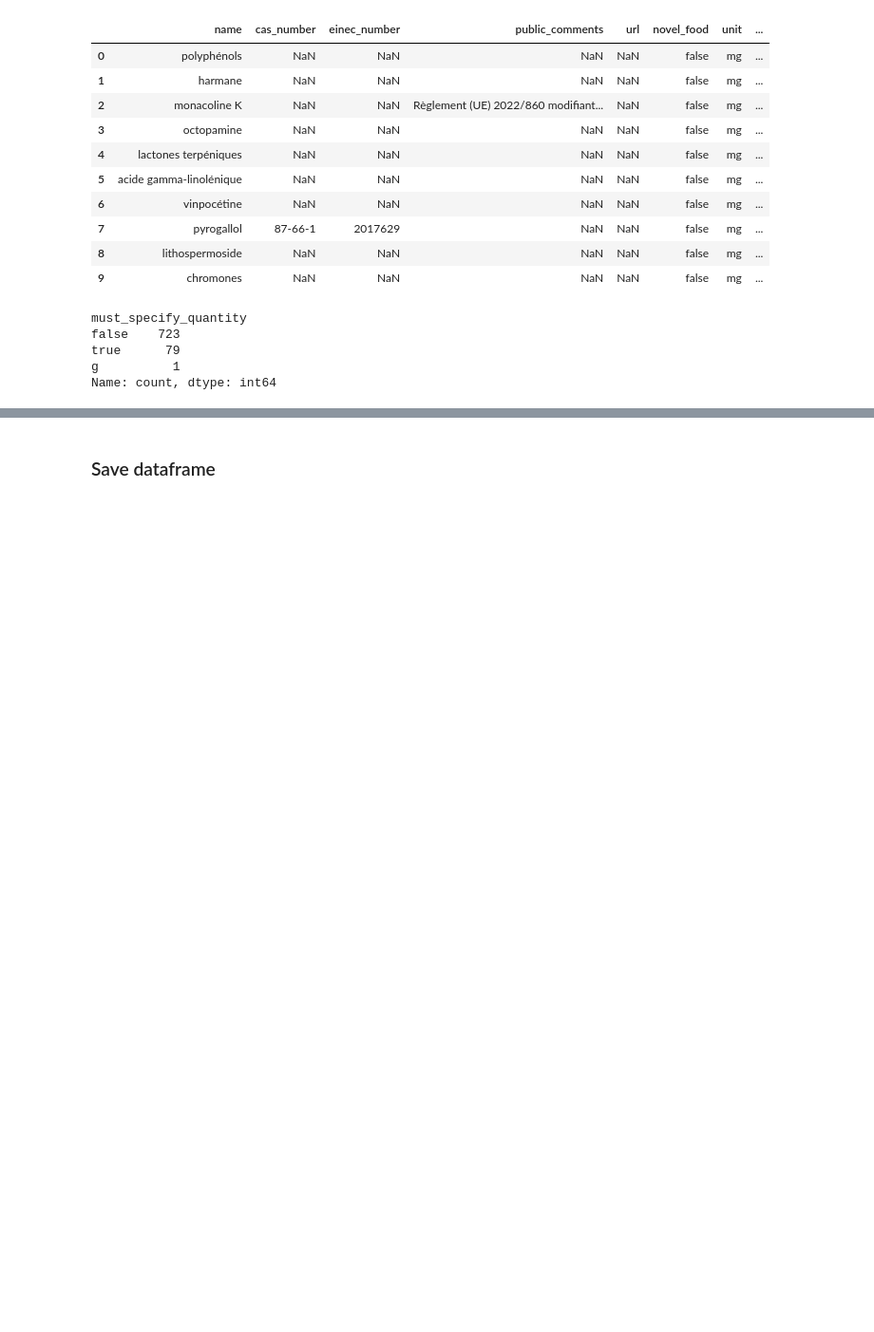
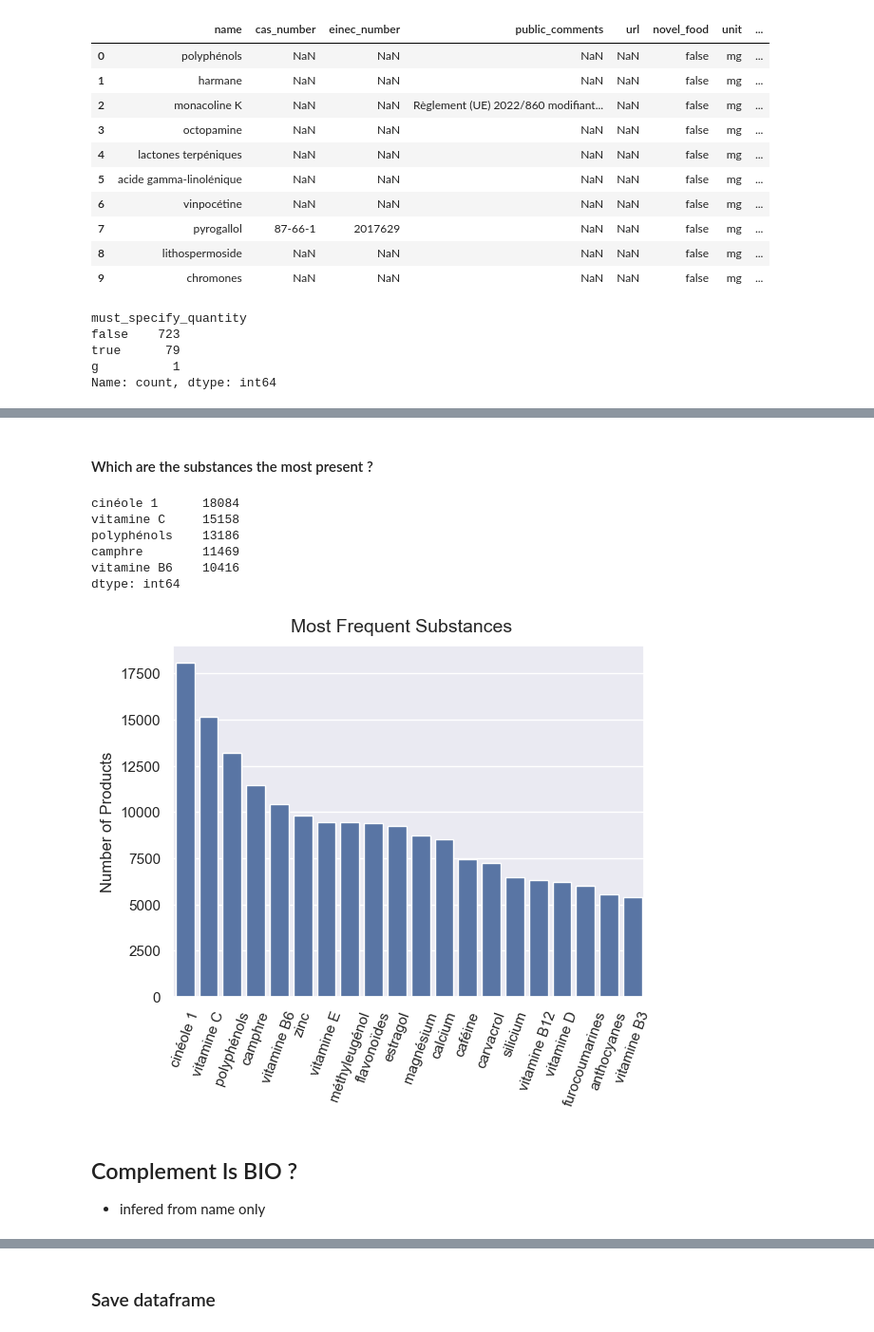
Before and after one commit to RamiroHR/hackathon_complements_alimentaires, a Jupyter notebook: Data_Exploration.ipynb, the cells around one changed output, grey strips where cells are left out. Shown at 95% size. Saved outputs shown, nothing was run; the diff lists cells and outputs as text; code cells hidden in the pictures; blank space fills up the shorter version.

```diff
--- a/Data_Exploration.ipynb
+++ b/Data_Exploration.ipynb
@@ -189,0 +227,38 @@ df_complements.head()
+# %% [markdown]
+#### Which are the substances the most present ?
+# %%
+from collections import Counter
+
+all_substances = []
+
+for substances in df_complements.substances:
+    all_substances.extend([item.strip() for item in str(substances).split(',') if item.strip() and item != 'nan'])
+
+freq_dict = Counter(all_substances)
+del(freq_dict['8'])
+
+substance_freq = pd.Series(freq_dict).sort_values(ascending=False)
+substance_freq.head()
+# %% [output]
+cinéole 1      18084
+vitamine C     15158
+polyphénols    13186
+camphre        11469
+vitamine B6    10416
+dtype: int64
+# %%
+num_ex = 20
+keys = substance_freq.head(num_ex).index
+vals = substance_freq.head(num_ex).values
+
+plt.suptitle('Most Frequent Substances', size=14, y=0.94);
+sns.barplot(x=keys, y=vals)
+plt.xlabel('')
+plt.ylabel('Number of Products')
+plt.xticks(rotation=70)
+plt.show()
+# %% [output]
+[figure, added]
+# %% [markdown]
+## Complement Is BIO ?
+* infered from name only
```
Also changed, not shown: parts of 39 cells of this notebook.
